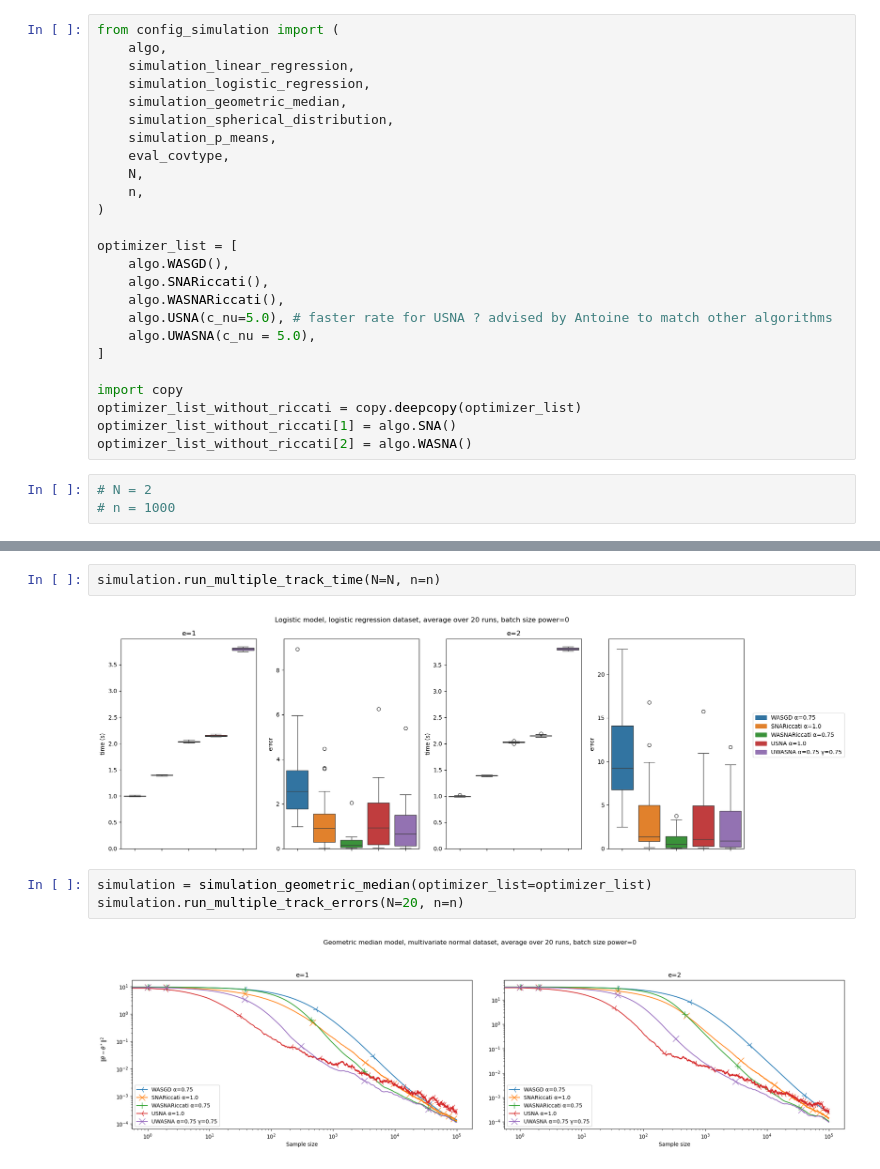
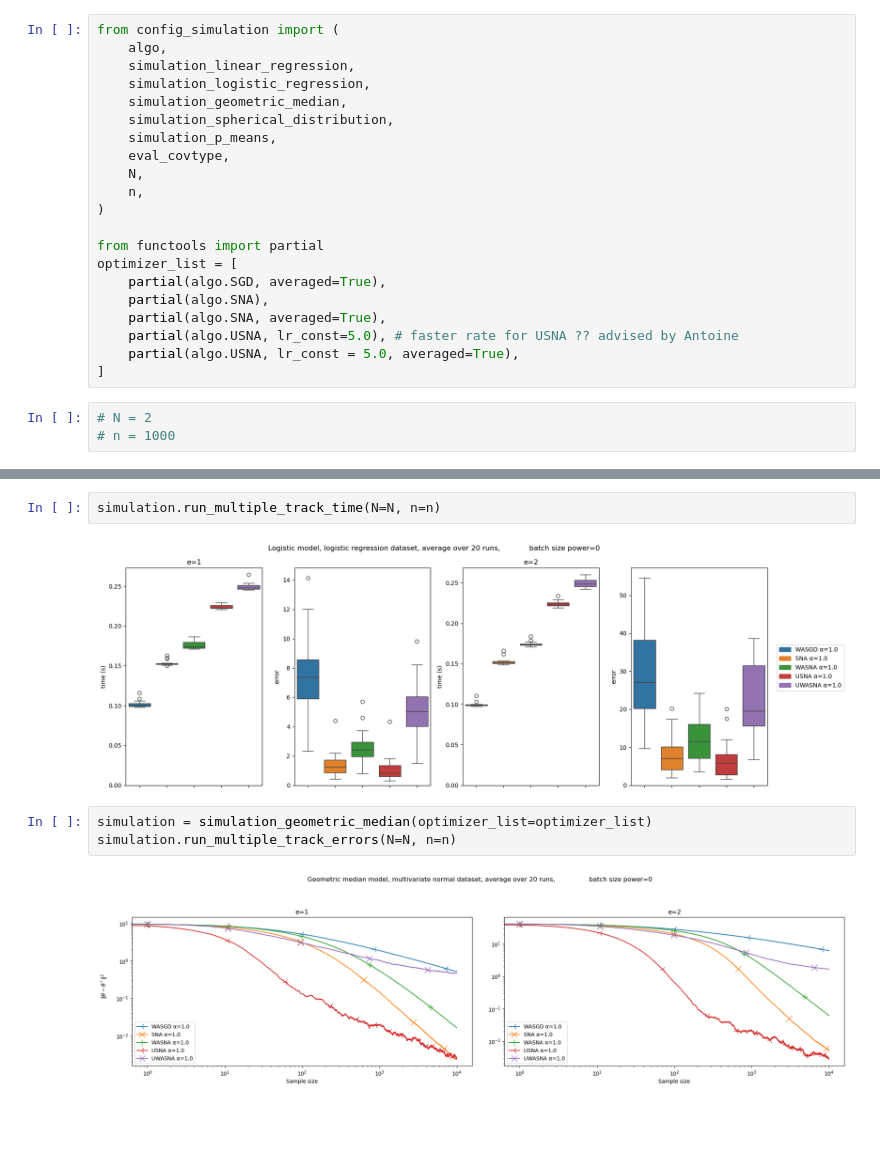
Before and after one commit to guillaume-salle/Optimisation_stochastique, a Jupyter notebook: Notebooks_numpy_online/comparison_algorithms.ipynb, the cells around one changed output, grey strips where cells are left out. Drawn from its saved outputs; the diff is of its cells as text; blank space fills up the shorter version.

```diff
--- a/Notebooks_numpy_online/comparison_algorithms.ipynb
+++ b/Notebooks_numpy_online/comparison_algorithms.ipynb
@@ -14,18 +14,14 @@ from config_simulation import (
     n,
 )
 
+from functools import partial
 optimizer_list = [
-    algo.WASGD(),
-    algo.SNARiccati(),
-    algo.WASNARiccati(),
-    algo.USNA(c_nu=5.0), # faster rate for USNA ? advised by Antoine to match other algorithms
-    algo.UWASNA(c_nu = 5.0),
+    partial(algo.SGD, averaged=True),
+    partial(algo.SNA),
+    partial(algo.SNA, averaged=True),
+    partial(algo.USNA, lr_const=5.0), # faster rate for USNA ?? advised by Antoine
+    partial(algo.USNA, lr_const = 5.0, averaged=True),
 ]
-
-import copy
-optimizer_list_without_riccati = copy.deepcopy(optimizer_list)
-optimizer_list_without_riccati[1] = algo.SNA()
-optimizer_list_without_riccati[2] = algo.WASNA()
 # %%
 # N = 2
 # n = 1000
@@ -46,12 +42,12 @@ simulation.run_multiple_track_errors(N=N, n=n)
 # %%
 simulation.run_multiple_track_time(N=N, n=n)
 # %% [output]
-[figure, old version]
+[figure, new version]
 # %%
 simulation = simulation_geometric_median(optimizer_list=optimizer_list)
-simulation.run_multiple_track_errors(N=20, n=n)
+simulation.run_multiple_track_errors(N=N, n=n)
 # %% [output]
-[figure, old version]
+[figure, new version]
 # %%
 simulation.run_multiple_track_time(N=N, n=n)
 # %% [output]
```
Also changed, not shown: parts of 9 cells of this notebook, 22 other files.
